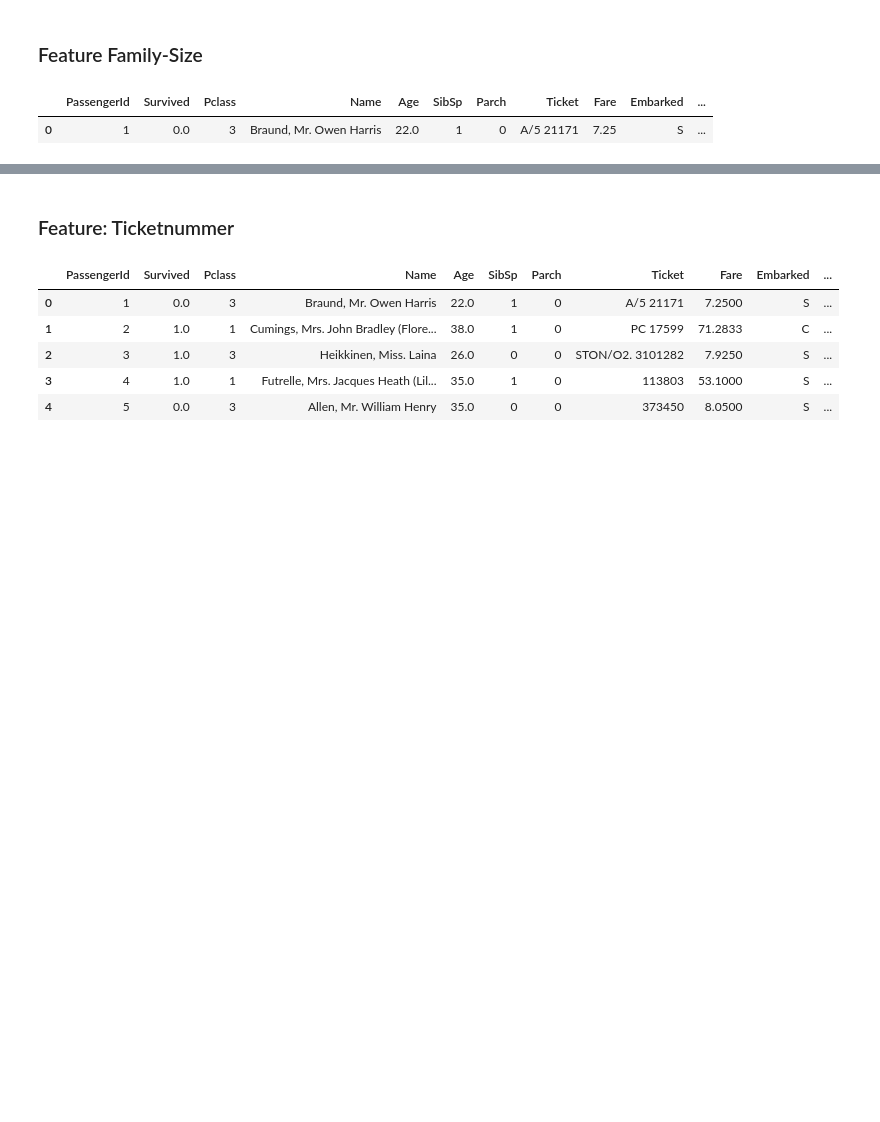
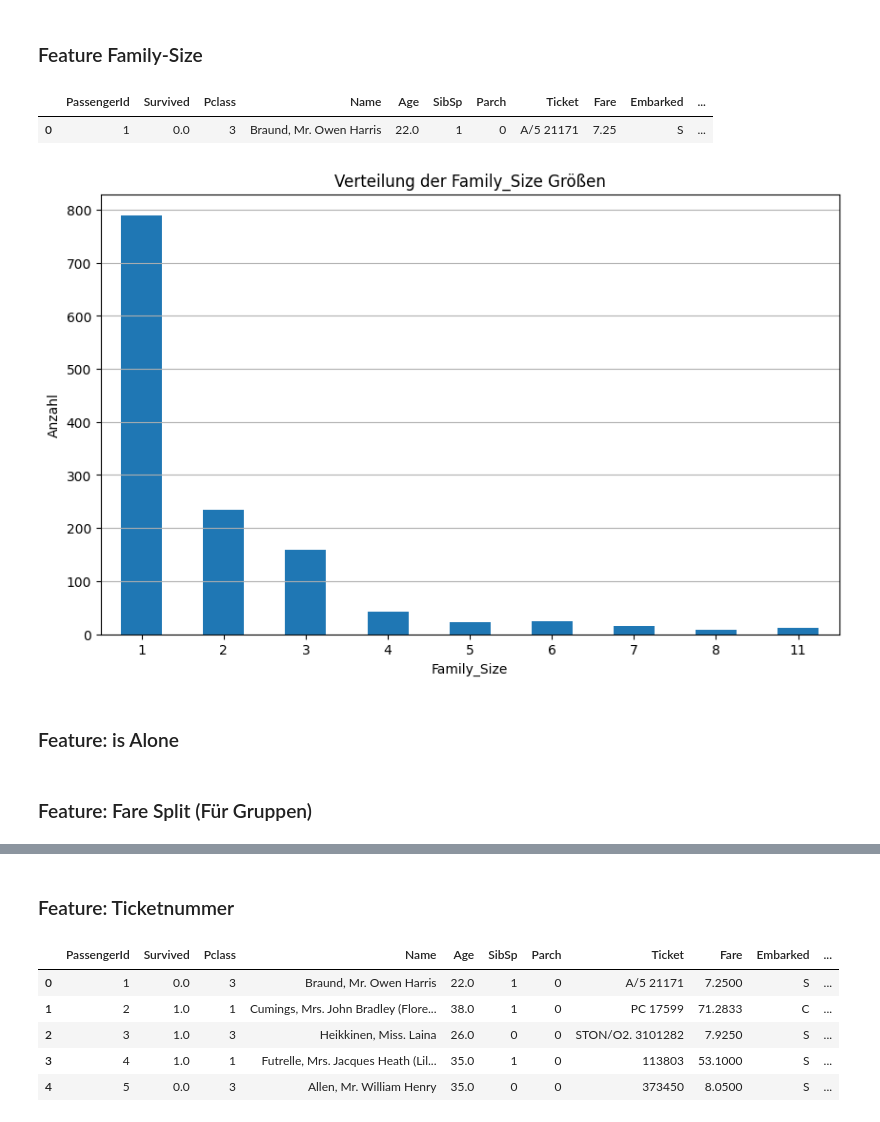
Before and after one commit to IvanBirkmaier/titanic_challenge, a Jupyter notebook: notebooks/Feature_Engineering.ipynb, the cells around one changed output, grey strips where cells are left out. Saved outputs shown, nothing was run; the diff lists cells and outputs as text; code cells hidden in the pictures; blank space fills up the shorter version.

Commit message:
79.18 Score

```diff
--- a/notebooks/Feature_Engineering.ipynb
+++ b/notebooks/Feature_Engineering.ipynb
@@ -457,6 +485,17 @@ For example, when doing 'df[col].method(value, inplace=True)', try using 'df.met
 from sklearn.preprocessing import LabelEncoder
 label_encoder = LabelEncoder()
 feature_engineering_df['Embarked_encoded'] = label_encoder.fit_transform(feature_engineering_df['Embarked'])
+# %%
+# Funktion, um Punkte basierend auf dem Geschlecht und dem Alter zu berechnen
+def calculate_points(row):
+    if row['Embarked'] == "C":
+        points = 1
+    else:
+        points = 0
+    return points
+
+# Neue Spalte 'Score' mit berechneten Punkten hinzufügen
+feature_engineering_df['Is_from_Cherbourg'] = feature_engineering_df.apply(calculate_points, axis=1)
 # %% [markdown]
 ### Feauture: Fare Auffüllen
 # %%
@@ -503,3 +544,14 @@ For example, when doing 'df[col].method(value, inplace=True)', try using 'df.met
+# %%
+# Funktion, um Punkte basierend auf dem Geschlecht und dem Alter zu berechnen
+def calculate_points(row):
+    if row['Fare'] >= 75:
+        points = 1
+    else:
+        points = 0
+    return points
+
+# Neue Spalte 'Score' mit berechneten Punkten hinzufügen
+feature_engineering_df['Cheep_Ticket'] = feature_engineering_df.apply(calculate_points, axis=1)
 # %% [markdown]
 ### Feature: Cabin Structur
 # %% [markdown]
@@ -567,3 +619,18 @@ feature_engineering_df.head(1)
 # %% [output]
 |  | PassengerId | Survived | Pclass | Name | Age | SibSp | Parch | Ticket | Fare | Embarked | ... |
 | 0 | 1 | 0.0 | 3 | Braund, Mr. Owen Harris | 22.0 | 1 | 0 | A/5 21171 | 7.25 | S | ... |
+# %%
+# Erstellung des Barplots
+family_size_counts = feature_engineering_df['Family_Size'].value_counts().sort_index()
+plt.figure(figsize=(10, 6))
+family_size_counts.plot(kind='bar')
+plt.title('Verteilung der Family_Size Größen')
+plt.xlabel('Family_Size')
+plt.ylabel('Anzahl')
+plt.xticks(rotation=0)
+plt.grid(axis='y')
+
+# Anzeigen des Plots
+plt.show()
+# %% [output]
+[figure, added]
@@ -569,0 +657,2 @@ feature_engineering_df.head(1)
+# %% [markdown]
+### Feature: is Alone
@@ -569,0 +661,2 @@ feature_engineering_df.head(1)
+# %% [markdown]
+### Feature: Fare Split (Für Gruppen)
```
Also changed, not shown: parts of 28 cells of this notebook, 6 other files.
